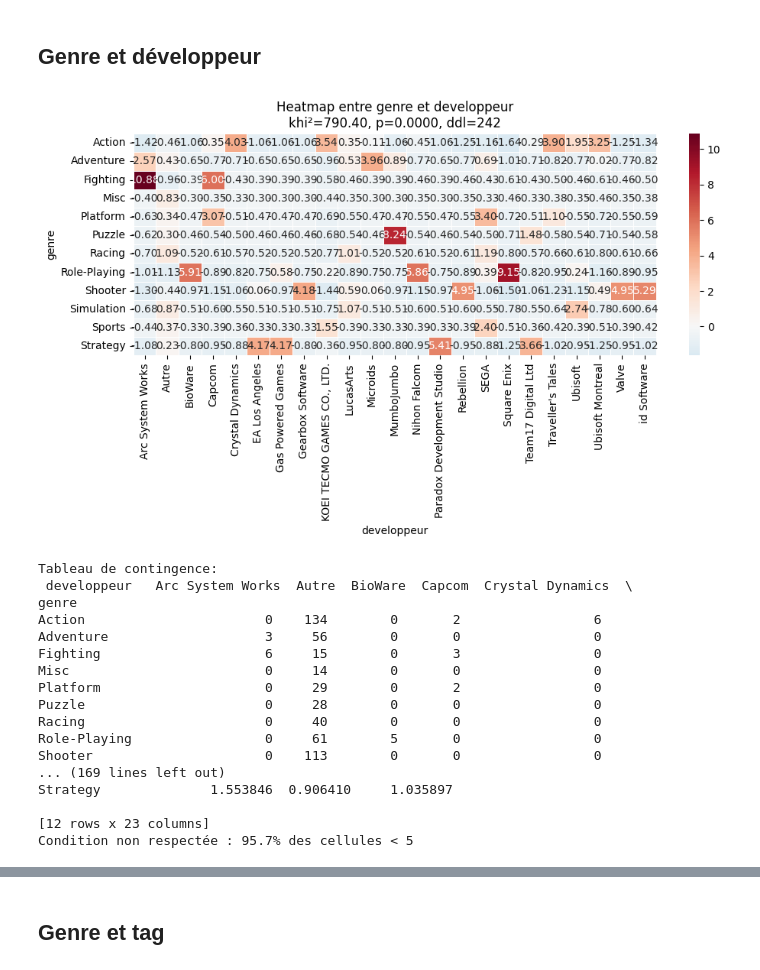
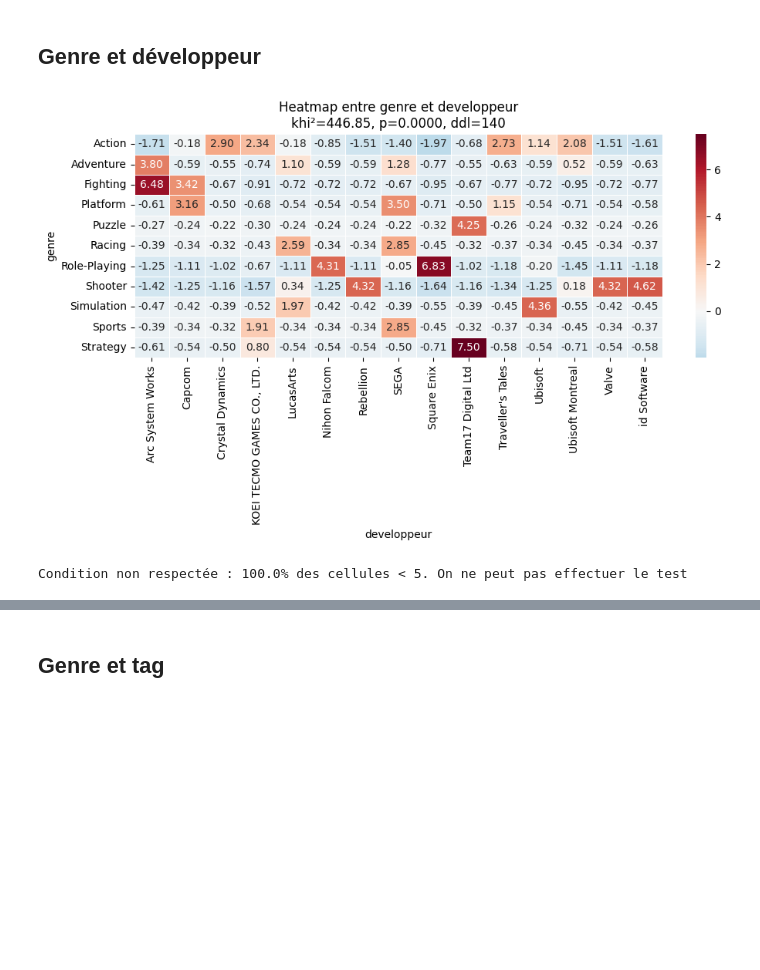
Before and after one commit to Caquite/GamesSales, a Jupyter notebook: Tests_khi2/test_khi2.ipynb, the cells around one changed output, grey strips where cells are left out. Saved outputs shown, nothing was run; the diff lists cells and outputs as text; code cells hidden in the pictures; blank space fills up the shorter version.

```diff
--- a/Tests_khi2/test_khi2.ipynb
+++ b/Tests_khi2/test_khi2.ipynb
@@ -178,43 +165,23 @@ Condition non respectée : 91.2% des cellules < 5
 # %% [markdown]
 ## Genre et développeur
 # %%
-seuil = 5
+seuil = 6
 top_developpeur = df["developpeur"].value_counts()
 top_developpeur = top_developpeur[top_developpeur >= seuil].index
 
-df_filtre = df.copy()
-df_filtre["developpeur"] = df_filtre["developpeur"].where(
-    df_filtre["developpeur"].isin(top_developpeur), other="Autre"
-)
-
-seuil_genre = 5
-top_genres = df_filtre["genre"].value_counts()
+seuil_genre=0
+top_genres = df["genre"].value_counts()
 top_genres = top_genres[top_genres >= seuil_genre].index
 
-df_filtre["genre"] = df_filtre["genre"].where(
-    df_filtre["genre"].isin(top_genres), other="Autre"
-)
+df_filtre = df[
+    df["developpeur"].isin(top_developpeur) &
+    df["genre"].isin(top_genres)
+]
 
 heatmap(df_filtre,"genre","developpeur")
 khi2(df_filtre,"genre","developpeur",0.05)
 # %% [output]
-[figure, old version]
+[figure, new version]
-Tableau de contingence:
- developpeur   Arc System Works  Autre  BioWare  Capcom  Crystal Dynamics  \
-genre
-Action                       0    134        0       2                 6
-Adventure                    3     56        0       0                 0
-Fighting                     6     15        0       3                 0
-Misc                         0     14        0       0                 0
-Platform                     0     29        0       2                 0
-Puzzle                       0     28        0       0                 0
-Racing                       0     40        0       0                 0
-Role-Playing                 0     61        5       0                 0
-Shooter                      0    113        0       0                 0
-... (169 lines left out)
-Strategy              1.553846  0.906410     1.035897
-
-[12 rows x 23 columns]
-Condition non respectée : 95.7% des cellules < 5
+Condition non respectée : 100.0% des cellules < 5. On ne peut pas effectuer le test
 # %% [markdown]
 ## Genre et catégorie
```
Also changed, not shown: parts of 22 cells of this notebook, 1 other file.
